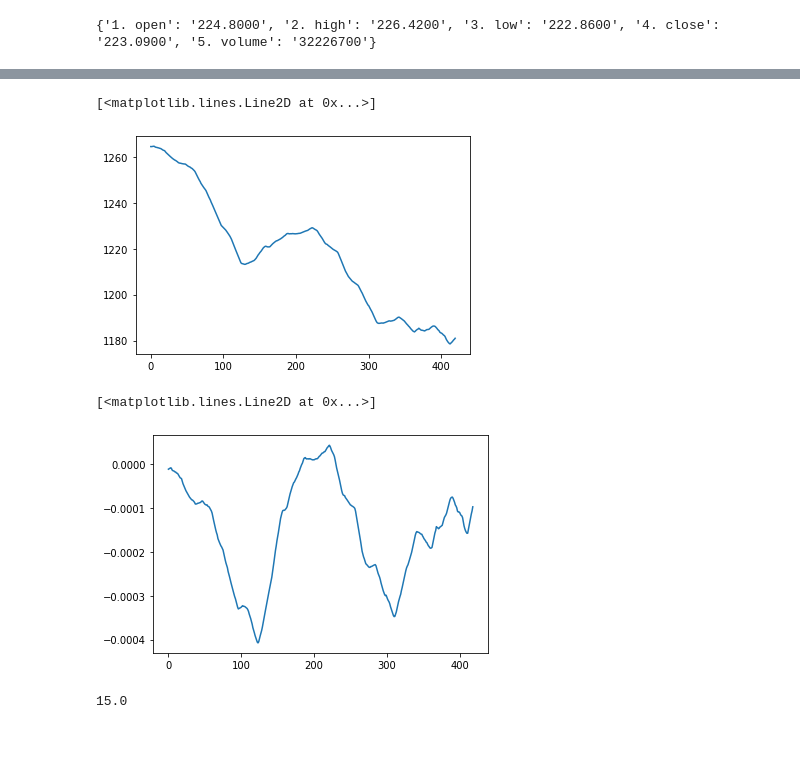
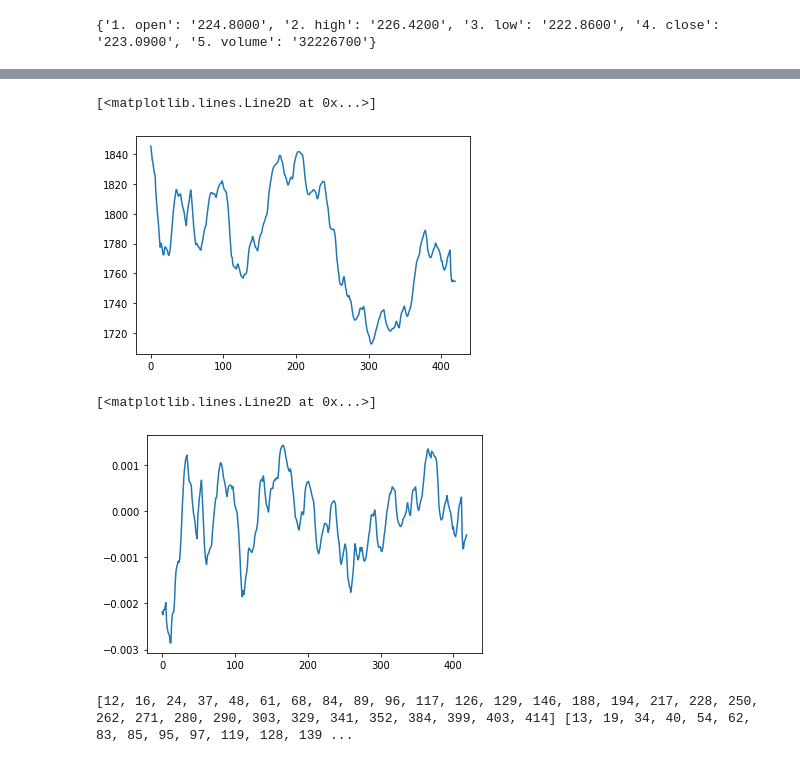
Before and after one commit to krishansubudhi/IntelligentBroker, a Jupyter notebook: GetData.ipynb, the cells around one changed output, grey strips where cells are left out. Cells and saved outputs as stored; diff of their text form; code cells hidden in the pictures.

```diff
--- a/GetData.ipynb
+++ b/GetData.ipynb
@@ -11,7 +12,7 @@ print(aapl['2019-09-12'])
 {'1. open': '224.8000', '2. high': '226.4200', '3. low': '222.8600', '4. close': '223.0900', '5. volume': '32226700'}
 # %%
 import json
-symbol = 'GOOG'
+symbol = 'AMZN'
 data = ts.get_intraday(symbol,interval = '60min',outputsize='full')
 data = data[0]
-data
+#data
@@ -36,3 +19,4 @@ data
 # %%
 sdata = {k:float(v['1. open']) for k,v in data.items()}
-sdata
+sdata = sorted(sdata.items())
+#sdata
@@ -57,5 +23,6 @@ sdata
 # %%
 import matplotlib.pyplot as pp
-pp.plot(list(sdata.values()))
+values = [t[1] for t in sdata]
+pp.plot(values)
 pp.show()
 # %% [output]
@@ -63,6 +30,5 @@ pp.show()
 # %%
-def smooth(values):
-    beta = 0.98
+def smooth(values,beta=0.95):
     smoothed_vals = []
     prev = values[0]
     for v in values:
@@ -71,25 +37,21 @@ def smooth(values):
         prev = smoothed_vals[-1]
     return smoothed_vals
 
-smoothed = smooth(list(sdata.values()))
+smoothed = smooth(values,0.8)
 pp.plot(smoothed)
 # %% [output]
 [<matplotlib.lines.Line2D at 0x...>]
-[figure, old version]
+[figure, new version]
 # %%
 import math
 def gradient(values):
     grads = []
     for i in range(len(values)-1):
         grad = (-values[i]+values[i+1])/values[i]
         grads.append(grad)
     return grads
 grads = gradient(smoothed)
-pp.plot(smooth(grads))
+pp.plot(smooth(grads,0.9))
 # %% [output]
 [<matplotlib.lines.Line2D at 0x...>]
-[figure, old version]
+[figure, new version]
-# %%
-max_min = [i for i,v in enumerate(grads) where v = 0]
-# %% [output]
-15.0
@@ -97,0 +58,7 @@ math.*?
+# %%
+mins = [i for i in range(len(grads)-1) if grads[i]<0 and grads[i+1]>0]
+maxs = [i for i in range(len(grads)-1) if grads[i]>0 and grads[i+1]<0]
+
+print(mins,maxs)
+# %% [output]
+[12, 16, 24, 37, 48, 61, 68, 84, 89, 96, 117, 126, 129, 146, 188, 194, 217, 228, 250, 262, 271, 280, 290, 303, 329, 341, 352, 384, 399, 403, 414] [13, 19, 34, 40, 54, 62, 83, 85, 95, 97, 119, 128, 139 ...
```
Also changed, not shown: parts of 13 cells of this notebook.
